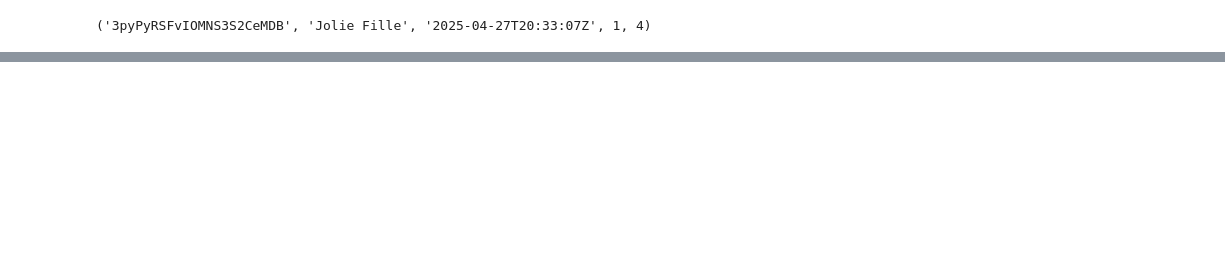
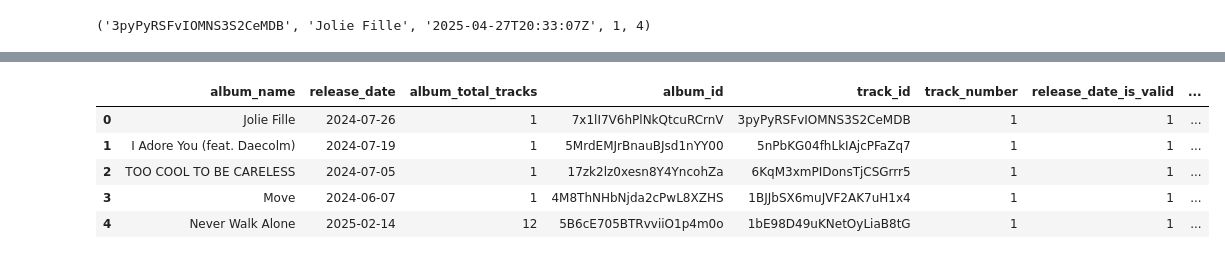
Before and after one commit to cdwood84/trackscience, a Jupyter notebook: SpotipyTree.ipynb, the cells around one changed output, grey strips where cells are left out. Cells and saved outputs as stored; diff of their text form; code cells hidden in the pictures; blank space fills up the shorter version.

```diff
--- a/SpotipyTree.ipynb
+++ b/SpotipyTree.ipynb
@@ -94,0 +152,31 @@ KeyError: 'results'
+# %%
+# combine album track data
+
+at_df = pandas.merge(
+    lib.get_object_dataframe('album'),
+    lib.get_object_dataframe('album_track'),
+    left_on='id', right_on='album_id', how='inner'
+)[[
+    'name',
+    'release_date',
+    'total_tracks',
+    'album_id',
+    'track_id',
+    'track_number'
+]]
+at_df = at_df.rename(columns={
+    'name': 'album_name',
+    'total_tracks': 'album_total_tracks',
+})
+at_df['release_date_is_valid'] = 0
+at_df.loc[at_df['release_date'].str.len() == 10, 'release_date_is_valid'] = 1
+at_df['valid_release_date'] = None
+at_df.loc[at_df['release_date_is_valid'] == 1, 'valid_release_date'] = pandas.to_datetime(at_df['release_date'][at_df['release_date_is_valid'] == 1], format='%Y-%m-%d')
+at_df.head()
+# %% [output]
+|  | album_name | release_date | album_total_tracks | album_id | track_id | track_number | release_date_is_valid | ... |
+| 0 | Jolie Fille | 2024-07-26 | 1 | 7x1lI7V6hPlNkQtcuRCrnV | 3pyPyRSFvIOMNS3S2CeMDB | 1 | 1 | ... |
+| 1 | I Adore You (feat. Daecolm) | 2024-07-19 | 1 | 5MrdEMJrBnauBJsd1nYY00 | 5nPbKG04fhLkIAjcPFaZq7 | 1 | 1 | ... |
+| 2 | TOO COOL TO BE CARELESS | 2024-07-05 | 1 | 17zk2lz0xesn8Y4YncohZa | 6KqM3xmPIDonsTjCSGrrr5 | 1 | 1 | ... |
+| 3 | Move | 2024-06-07 | 1 | 4M8ThNHbNjda2cPwL8XZHS | 1BJJbSX6muJVF2AK7uH1x4 | 1 | 1 | ... |
+| 4 | Never Walk Alone | 2025-02-14 | 12 | 5B6cE705BTRvviiO1p4m0o | 1bE98D49uKNetOyLiaB8tG | 1 | 1 | ... |
```
Also changed, not shown: parts of 12 cells of this notebook, 2 other files.
